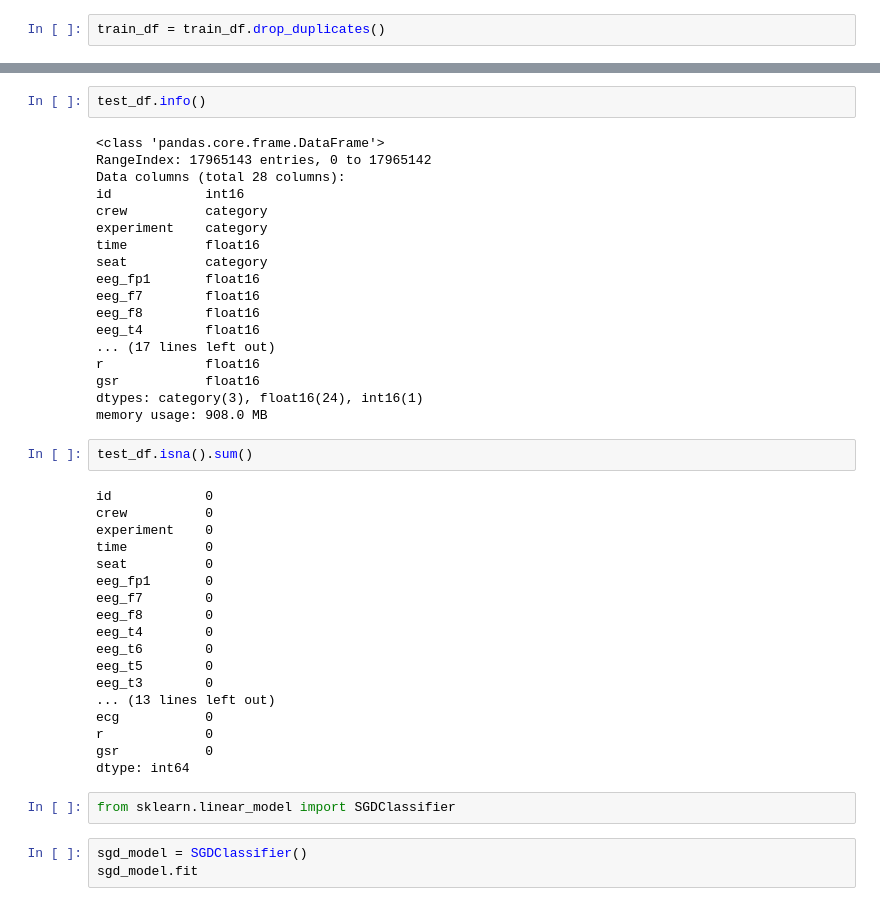
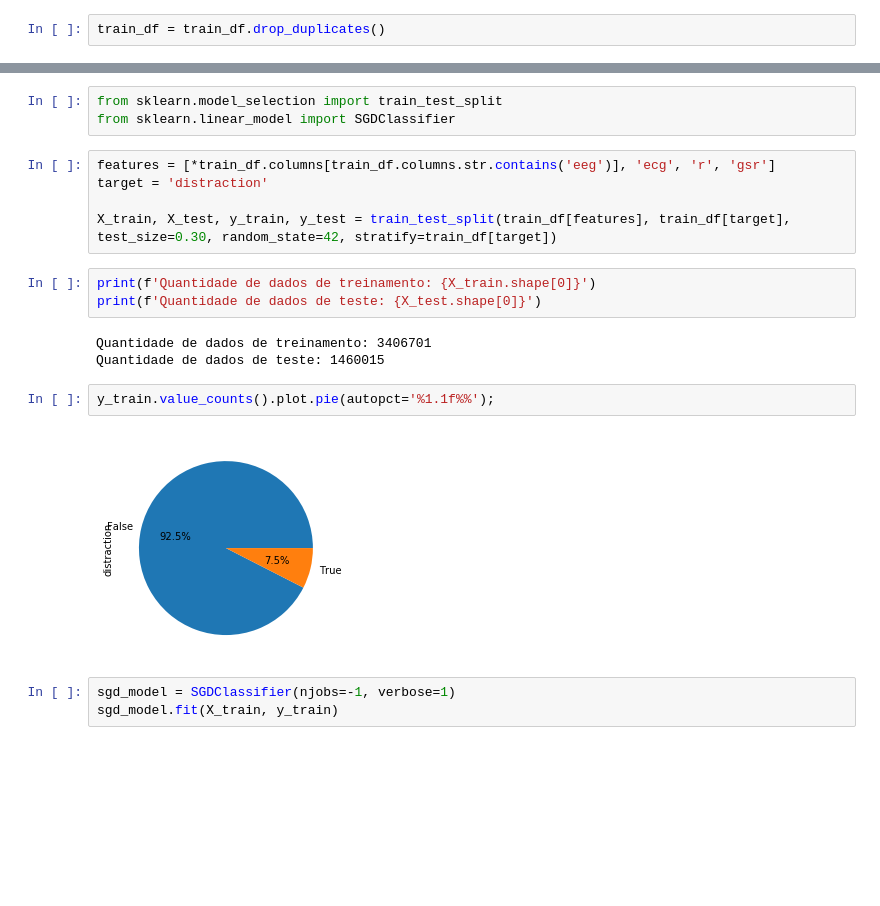
Before and after one commit to joaopamaral/tcc_puc_cdbd, a Jupyter notebook: EDA_TCC.ipynb, the cells around one changed output, grey strips where cells are left out. Drawn from its saved outputs; the diff is of its cells as text; blank space fills up the shorter version.

```diff
--- a/EDA_TCC.ipynb
+++ b/EDA_TCC.ipynb
@@ -190,45 +189,21 @@ test_df.head()
-# %%
-test_df.info()
-# %% [output]
-<class 'pandas.core.frame.DataFrame'>
-RangeIndex: 17965143 entries, 0 to 17965142
-Data columns (total 28 columns):
-id            int16
-crew          category
-experiment    category
-time          float16
-seat          category
-eeg_fp1       float16
-eeg_f7        float16
-eeg_f8        float16
-eeg_t4        float16
-... (17 lines left out)
-r             float16
-gsr           float16
-dtypes: category(3), float16(24), int16(1)
-memory usage: 908.0 MB
-# %%
-test_df.isna().sum()
-# %% [output]
-id            0
-crew          0
-experiment    0
-time          0
-seat          0
-eeg_fp1       0
-eeg_f7        0
-eeg_f8        0
-eeg_t4        0
-eeg_t6        0
-eeg_t5        0
-eeg_t3        0
-... (13 lines left out)
-ecg           0
-r             0
-gsr           0
-dtype: int64
 # %%
+from sklearn.model_selection import train_test_split
 from sklearn.linear_model import SGDClassifier
+# %%
+features = [*train_df.columns[train_df.columns.str.contains('eeg')], 'ecg', 'r', 'gsr']
+target = 'distraction'
+
+X_train, X_test, y_train, y_test = train_test_split(train_df[features], train_df[target], test_size=0.30, random_state=42, stratify=train_df[target])
+# %%
+print(f'Quantidade de dados de treinamento: {X_train.shape[0]}')
+print(f'Quantidade de dados de teste: {X_test.shape[0]}')
+# %% [output]
+Quantidade de dados de treinamento: 3406701
+Quantidade de dados de teste: 1460015
+# %%
+y_train.value_counts().plot.pie(autopct='%1.1f%%');
+# %% [output]
+[figure, added]
 # %%
-sgd_model = SGDClassifier()
-sgd_model.fit
+sgd_model = SGDClassifier(njobs=-1, verbose=1)
+sgd_model.fit(X_train, y_train)
```
Also changed, not shown: parts of 12 cells of this notebook.
